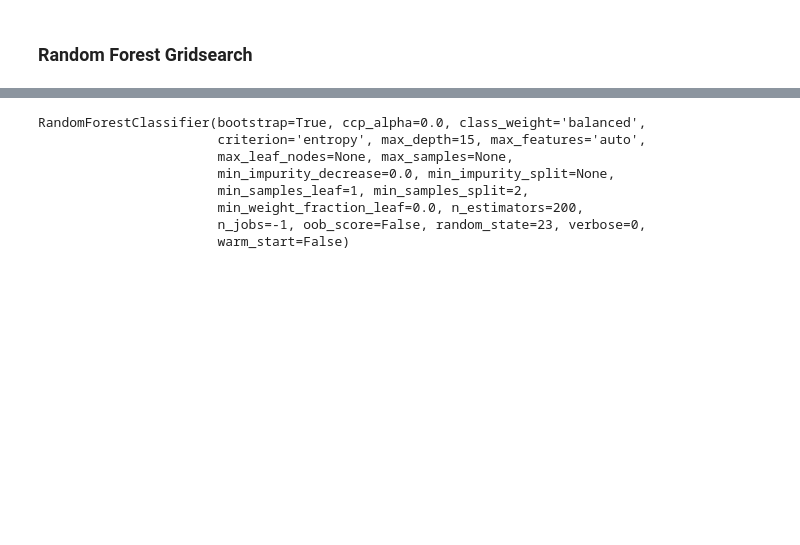
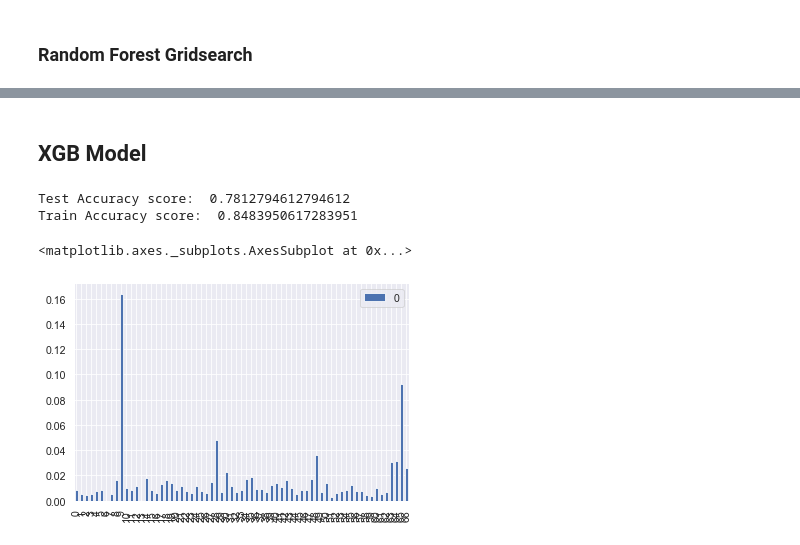
Before and after one commit to Ahila700/Classification_Project, a Jupyter notebook: exploring_the_data.ipynb, the cells around one changed output, grey strips where cells are left out. Drawn from its saved outputs; the diff is of its cells as text; code cells hidden in the pictures; blank space fills up the shorter version.

Commit message:
first testing prediction model using xgb, .78 classificaiton score

```diff
--- a/exploring_the_data.ipynb
+++ b/exploring_the_data.ipynb
@@ -207,7 +195,7 @@ Confusion Matrix, without normalization
 # %% [markdown]
 ## Random Forest (Best set #2)
 # %%
-rfc_df3 = RandomForestClassifier(class_weight='balanced', criterion = 'entropy', max_depth =15,
+rfc_df3 = RandomForestClassifier(class_weight='balanced', criterion = 'entropy', max_depth = 16,
                                  n_estimators = 200, random_state = 23, n_jobs = -1)
 # %%
 rfc_df3.fit(X3_train, y3_train)
@@ -263,11 +229,34 @@ GridSearchCV(cv=5, error_score=nan,
 # %%
 grid_df3.best_estimator_
-# %% [output]
-RandomForestClassifier(bootstrap=True, ccp_alpha=0.0, class_weight='balanced',
-                       criterion='entropy', max_depth=15, max_features='auto',
-                       max_leaf_nodes=None, max_samples=None,
-                       min_impurity_decrease=0.0, min_impurity_split=None,
-                       min_samples_leaf=1, min_samples_split=2,
-                       min_weight_fraction_leaf=0.0, n_estimators=200,
-                       n_jobs=-1, oob_score=False, random_state=23, verbose=0,
-                       warm_start=False)
+# %% [markdown]
+## XGB Model
+# %%
+xgb_df3 = xgb.XGBClassifier(base_score=0.5, booster='gbtree', colsample_bylevel=1,
+              colsample_bynode=1, colsample_bytree=1, gamma=0, gpu_id=-1,
+              importance_type='gain', interaction_constraints='',
+              learning_rate=0.05, max_delta_step=0, max_depth=10,
+              min_child_weight=3, monotone_constraints='()',
+              n_estimators=500, n_jobs=-1, num_parallel_tree=1,
+              objective='multi:softprob', random_state=23, reg_alpha=0,
+              reg_lambda=1, scale_pos_weight=None, subsample=1,
+              tree_method='exact', validate_parameters=1, verbosity=1)
+# %%
+xgb_df3.fit(X3_train, y3_train)
+
+y_pred_xgb3 = xgb_df3.predict(X3_test)
+
+y_train_xgb3 = xgb_df3.predict(X3_train)
+# %%
+# checking accuracy
+print('Test Accuracy score: ', accuracy_score(y3_test, y_pred_xgb3))
+
+# checking accuracy
+print('Train Accuracy score: ', accuracy_score(y3_train, y_train_xgb3))
+# %% [output]
+Test Accuracy score:  0.7812794612794612
+Train Accuracy score:  0.8483950617283951
+# %%
+pd.DataFrame(xgb_df3.feature_importances_).plot.bar()
+# %% [output]
+<matplotlib.axes._subplots.AxesSubplot at 0x...>
+[figure, added]
```
Also changed, not shown: parts of 25 cells of this notebook, 1 other file.
